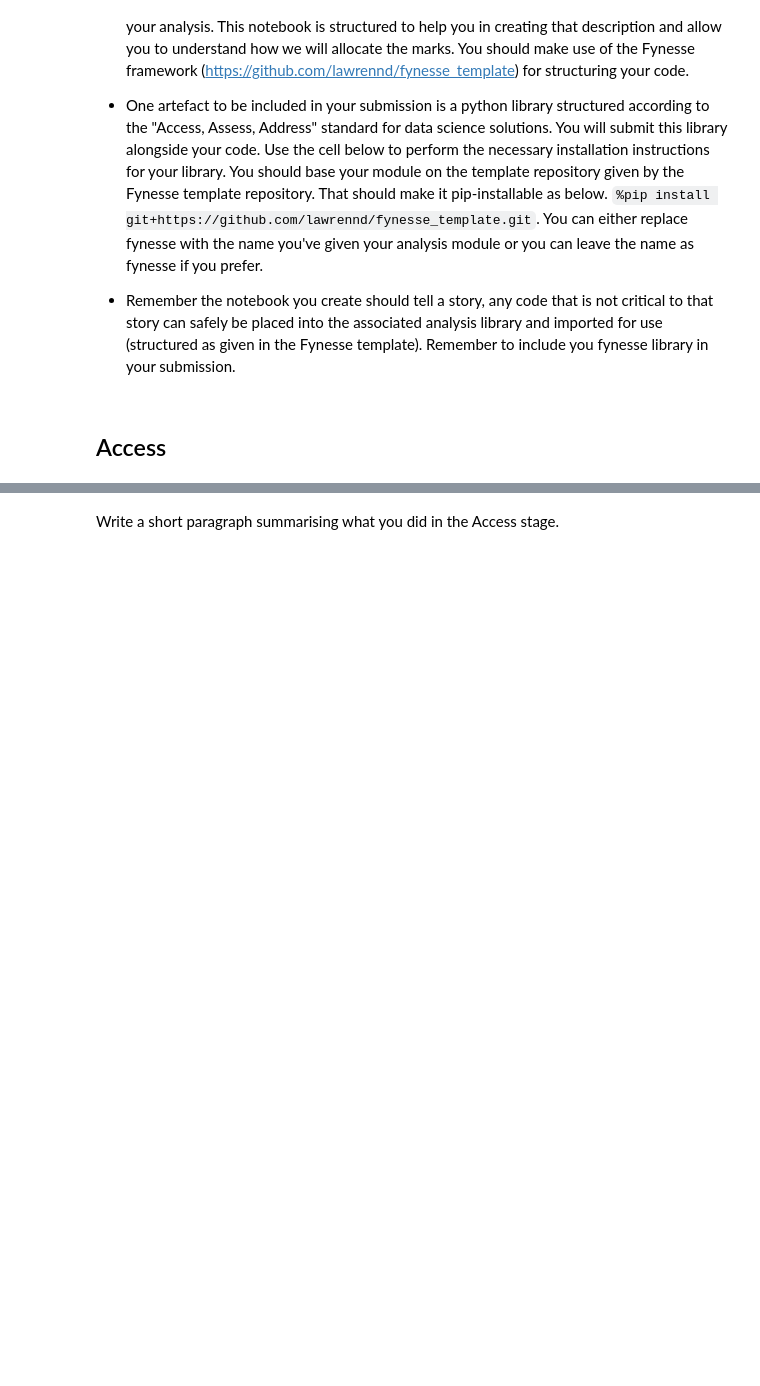
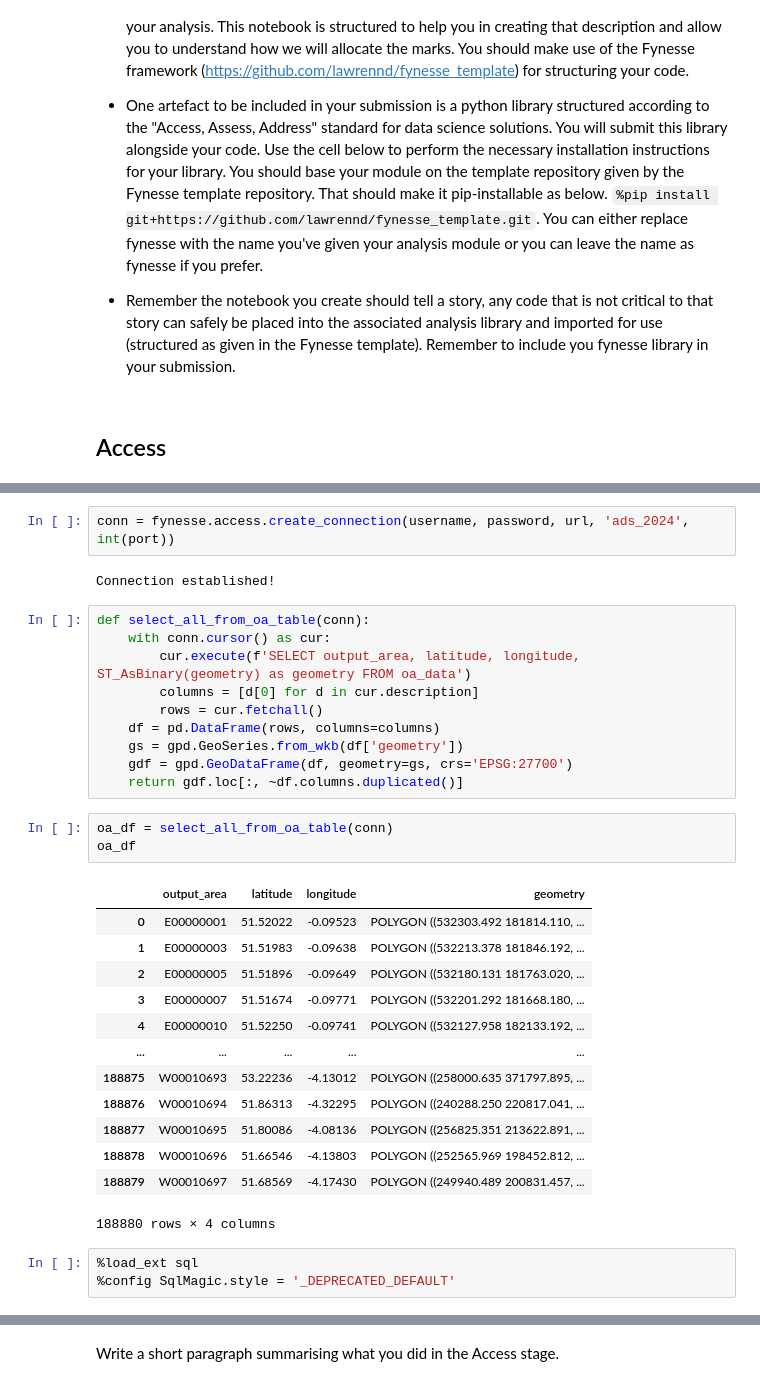
Before and after one commit to ClaireCooper/cjc233_ads_2024, a Jupyter notebook: notebooks/ads_course_assessment.ipynb, the cells around one changed output, grey strips where cells are left out. Drawn from its saved outputs; the diff is of its cells as text; blank space fills up the shorter version.

```diff
--- a/notebooks/ads_course_assessment.ipynb
+++ b/notebooks/ads_course_assessment.ipynb
@@ -126,0 +312,34 @@ import fynesse
+# %%
+conn = fynesse.access.create_connection(username, password, url, 'ads_2024', int(port))
+# %% [output]
+Connection established!
+# %%
+def select_all_from_oa_table(conn):
+    with conn.cursor() as cur:
+        cur.execute(f'SELECT output_area, latitude, longitude, ST_AsBinary(geometry) as geometry FROM oa_data')
+        columns = [d[0] for d in cur.description]
+        rows = cur.fetchall()
+    df = pd.DataFrame(rows, columns=columns)
+    gs = gpd.GeoSeries.from_wkb(df['geometry'])
+    gdf = gpd.GeoDataFrame(df, geometry=gs, crs='EPSG:27700')
+    return gdf.loc[:, ~df.columns.duplicated()]
+# %%
+oa_df = select_all_from_oa_table(conn)
+oa_df
+# %% [output]
+|  | output_area | latitude | longitude | geometry |
+| 0 | E00000001 | 51.52022 | -0.09523 | POLYGON ((532303.492 181814.110, ... |
+| 1 | E00000003 | 51.51983 | -0.09638 | POLYGON ((532213.378 181846.192, ... |
+| 2 | E00000005 | 51.51896 | -0.09649 | POLYGON ((532180.131 181763.020, ... |
+| 3 | E00000007 | 51.51674 | -0.09771 | POLYGON ((532201.292 181668.180, ... |
+| 4 | E00000010 | 51.52250 | -0.09741 | POLYGON ((532127.958 182133.192, ... |
+| ... | ... | ... | ... | ... |
+| 188875 | W00010693 | 53.22236 | -4.13012 | POLYGON ((258000.635 371797.895, ... |
+| 188876 | W00010694 | 51.86313 | -4.32295 | POLYGON ((240288.250 220817.041, ... |
+| 188877 | W00010695 | 51.80086 | -4.08136 | POLYGON ((256825.351 213622.891, ... |
+| 188878 | W00010696 | 51.66546 | -4.13803 | POLYGON ((252565.969 198452.812, ... |
+| 188879 | W00010697 | 51.68569 | -4.17430 | POLYGON ((249940.489 200831.457, ... |
+188880 rows × 4 columns
+# %%
+%load_ext sql
+%config SqlMagic.style = '_DEPRECATED_DEFAULT'
```
Also changed, not shown: parts of 32 cells of this notebook.
